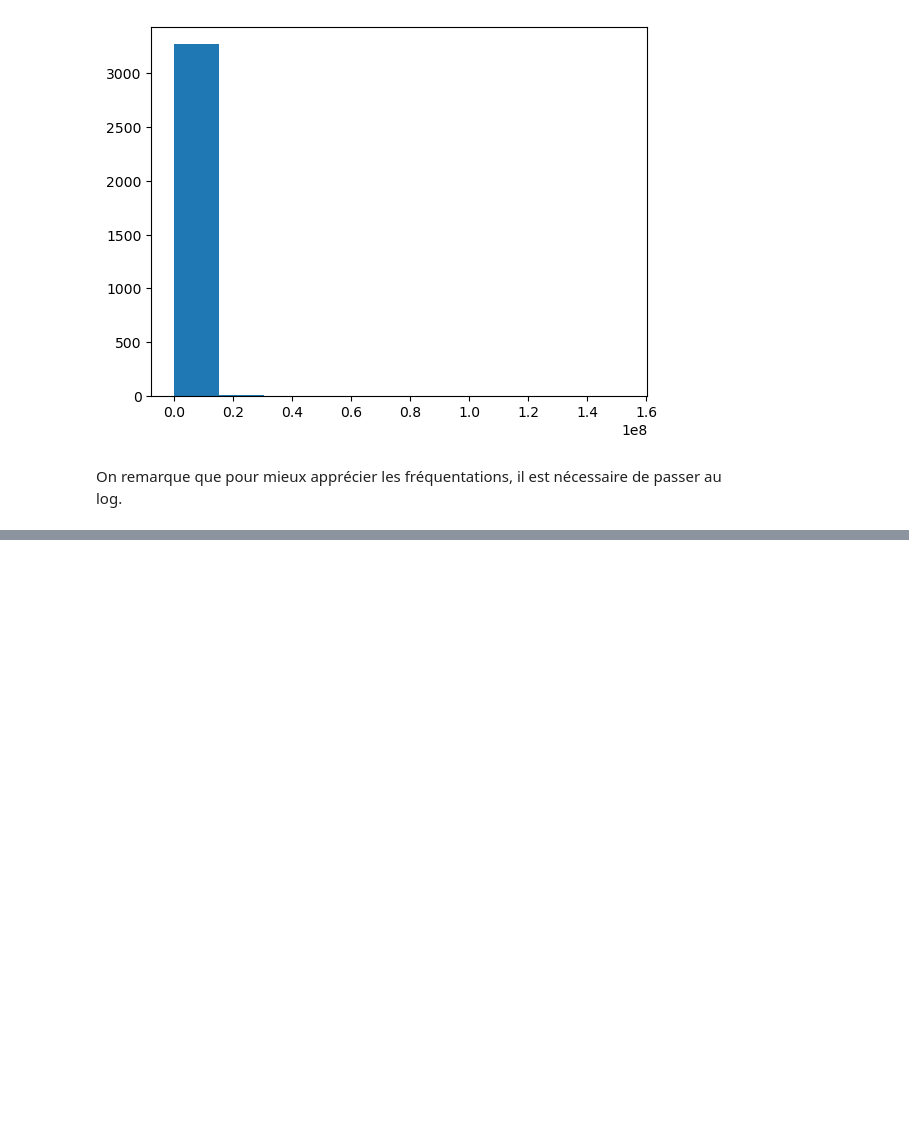
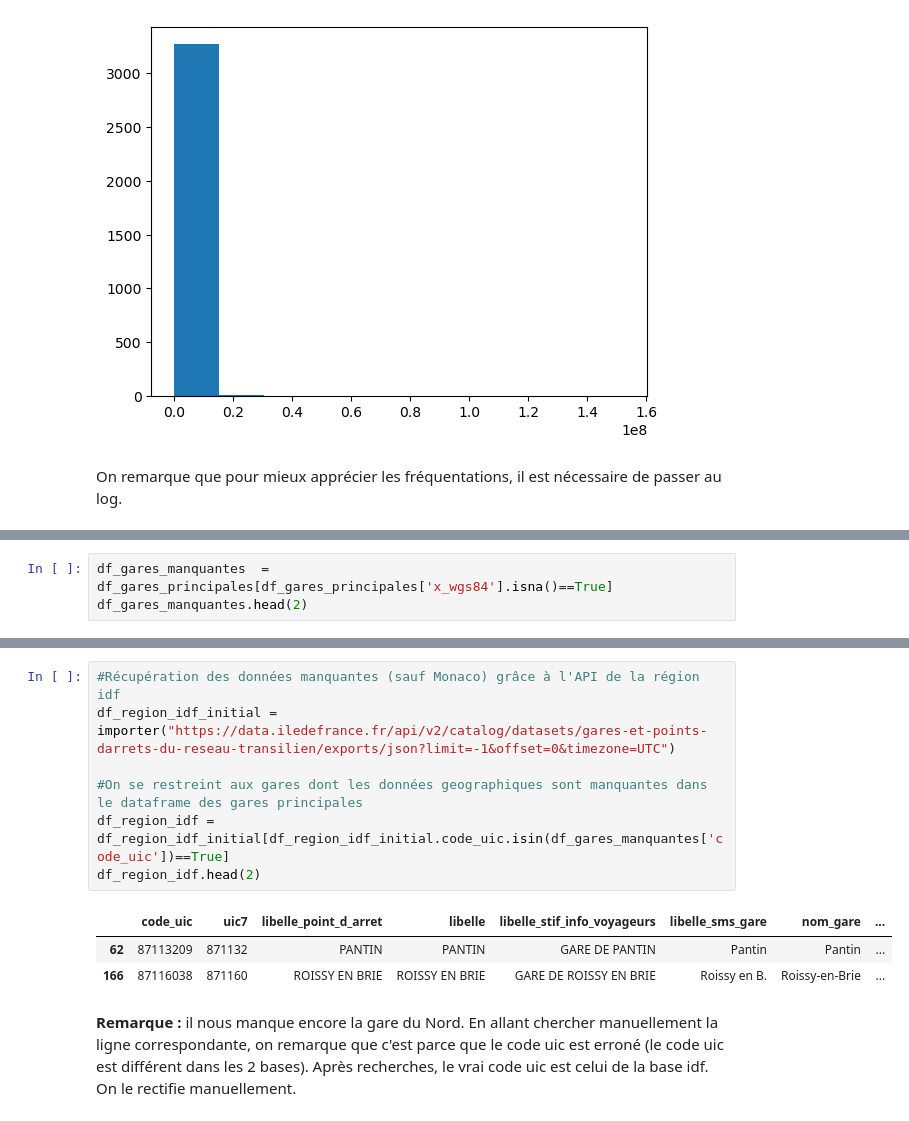
Before and after one commit to DiegoRenaud/Exercice, a Jupyter notebook: Notebook_final.ipynb, the cells around one changed output, grey strips where cells are left out. Drawn from its saved outputs; the diff is of its cells as text; blank space fills up the shorter version.

```diff
--- a/Notebook_final.ipynb
+++ b/Notebook_final.ipynb
@@ -94,0 +106,3 @@ On remarque que pour mieux apprécier les fréquentations, il est nécessaire de
+# %%
+df_gares_manquantes  = df_gares_principales[df_gares_principales['x_wgs84'].isna()==True]
+df_gares_manquantes.head(2)
@@ -94,0 +126,13 @@ On remarque que pour mieux apprécier les fréquentations, il est nécessaire de
+# %%
+#Récupération des données manquantes (sauf Monaco) grâce à l'API de la région idf
+df_region_idf_initial = importer("https://data.iledefrance.fr/api/v2/catalog/datasets/gares-et-points-darrets-du-reseau-transilien/exports/json?limit=-1&offset=0&timezone=UTC")
+
+#On se restreint aux gares dont les données geographiques sont manquantes dans le dataframe des gares principales
+df_region_idf = df_region_idf_initial[df_region_idf_initial.code_uic.isin(df_gares_manquantes['code_uic'])==True]
+df_region_idf.head(2)
+# %% [output]
+|  | code_uic | uic7 | libelle_point_d_arret | libelle | libelle_stif_info_voyageurs | libelle_sms_gare | nom_gare | ... |
+| 62 | 87113209 | 871132 | PANTIN | PANTIN | GARE DE PANTIN | Pantin | Pantin | ... |
+| 166 | 87116038 | 871160 | ROISSY EN BRIE | ROISSY EN BRIE | GARE DE ROISSY EN BRIE | Roissy en B. | Roissy-en-Brie | ... |
+# %% [markdown]
+**Remarque :** il nous manque encore la gare du Nord. En allant chercher manuellement la ligne correspondante, on remarque que c'est parce que le code uic est erroné (le code uic est différent dans les 2 bases). Après recherches, le vrai code uic est celui de la base idf. On le rectifie manuellement.
```
Also changed, not shown: parts of 26 cells of this notebook, 1 other file.
